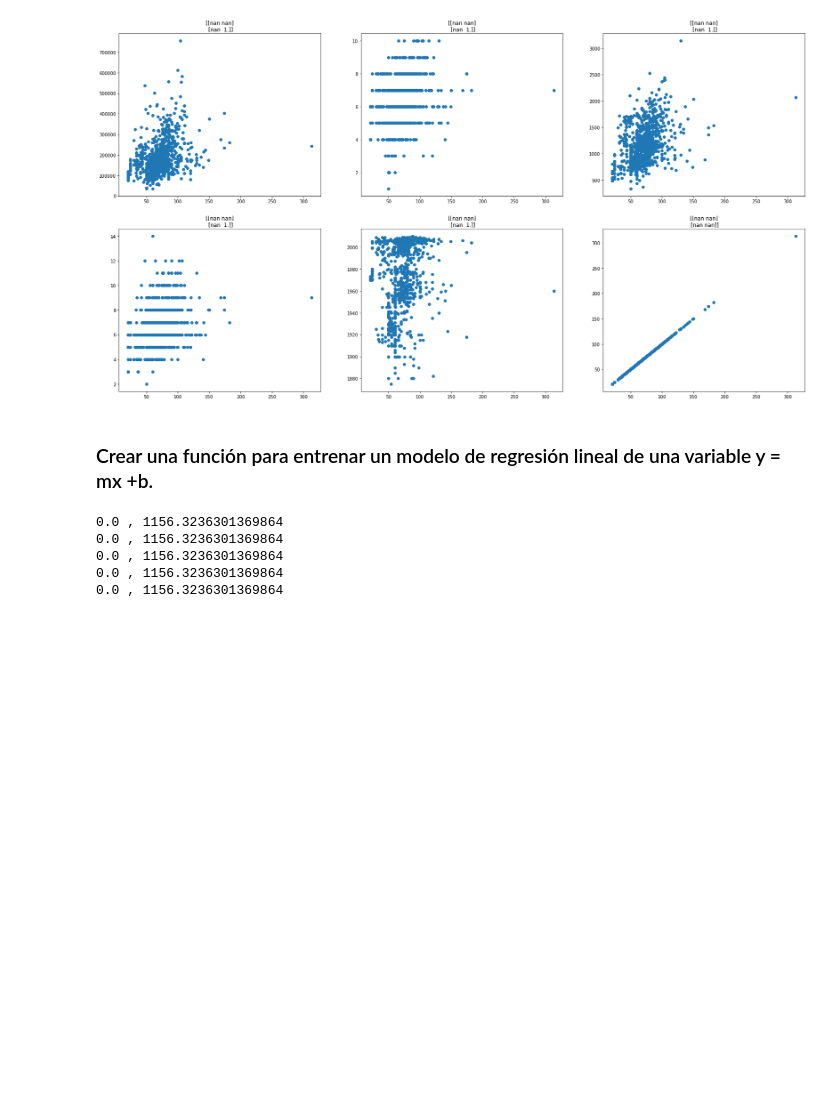
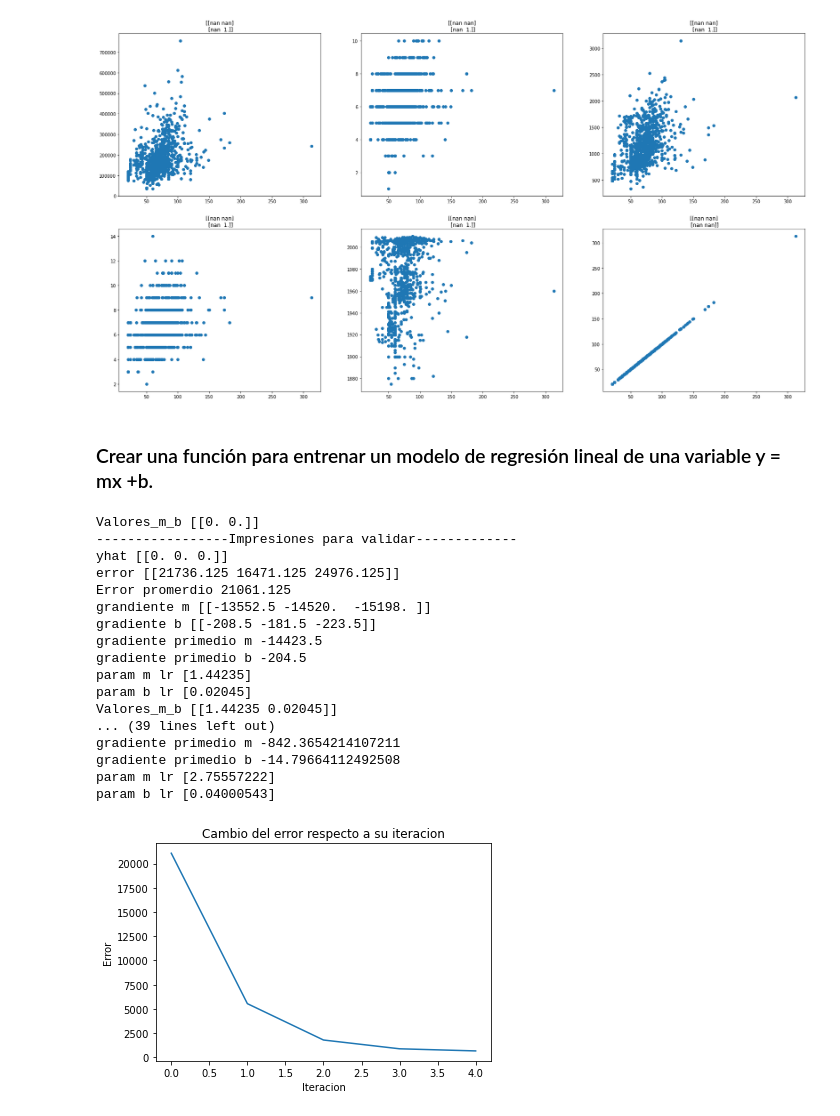
Before and after one commit to EmilioGGG/galileo, a Jupyter notebook: Proyecto_Final_CDP.ipynb, the cells around one changed output. Cells and saved outputs as stored; diff of their text form; code cells hidden in the pictures; blank space fills up the shorter version.

Commit message:
Se agrego gráfica del error en el tiempo
se compuso la funcion y se comparó con el excel, todo cuadra.

```diff
--- a/Proyecto_Final_CDP.ipynb
+++ b/Proyecto_Final_CDP.ipynb
@@ -174,9 +196,22 @@ def func_proyecto(x,y,epo,print_flag,lr_rate):
-# %%
-
-func_proyecto(data_entrenamiento[:,1],data_entrenamiento[:,2],5,5,0.0001)
-# %% [output]
-0.0 , 1156.3236301369864
-0.0 , 1156.3236301369864
-0.0 , 1156.3236301369864
-0.0 , 1156.3236301369864
-0.0 , 1156.3236301369864
+# %%
+#Aqui hay que probar lo del excel para ver como funciona
+func_proyecto([65,80,68],[208.5,181.5,223.5],5,5,0.0001)
+# %% [output]
+Valores_m_b [[0. 0.]]
+-----------------Impresiones para validar-------------
+yhat [[0. 0. 0.]]
+error [[21736.125 16471.125 24976.125]]
+Error promerdio 21061.125
+grandiente m [[-13552.5 -14520.  -15198. ]]
+gradiente b [[-208.5 -181.5 -223.5]]
+gradiente primedio m -14423.5
+gradiente primedio b -204.5
+param m lr [1.44235]
+param b lr [0.02045]
+Valores_m_b [[1.44235 0.02045]]
+... (39 lines left out)
+gradiente primedio m -842.3654214107211
+gradiente primedio b -14.79664112492508
+param m lr [2.75557222]
+param b lr [0.04000543]
+[figure, added]
```
Also changed, not shown: parts of 2 cells of this notebook.
